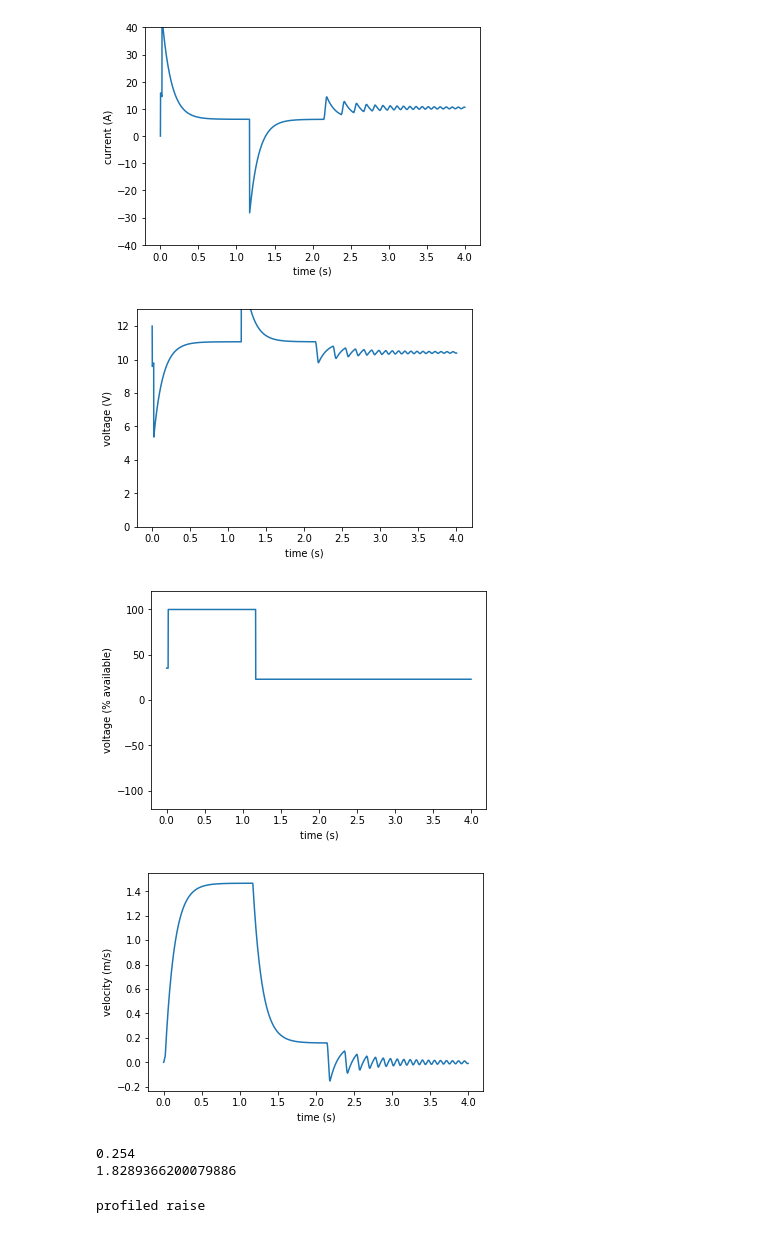
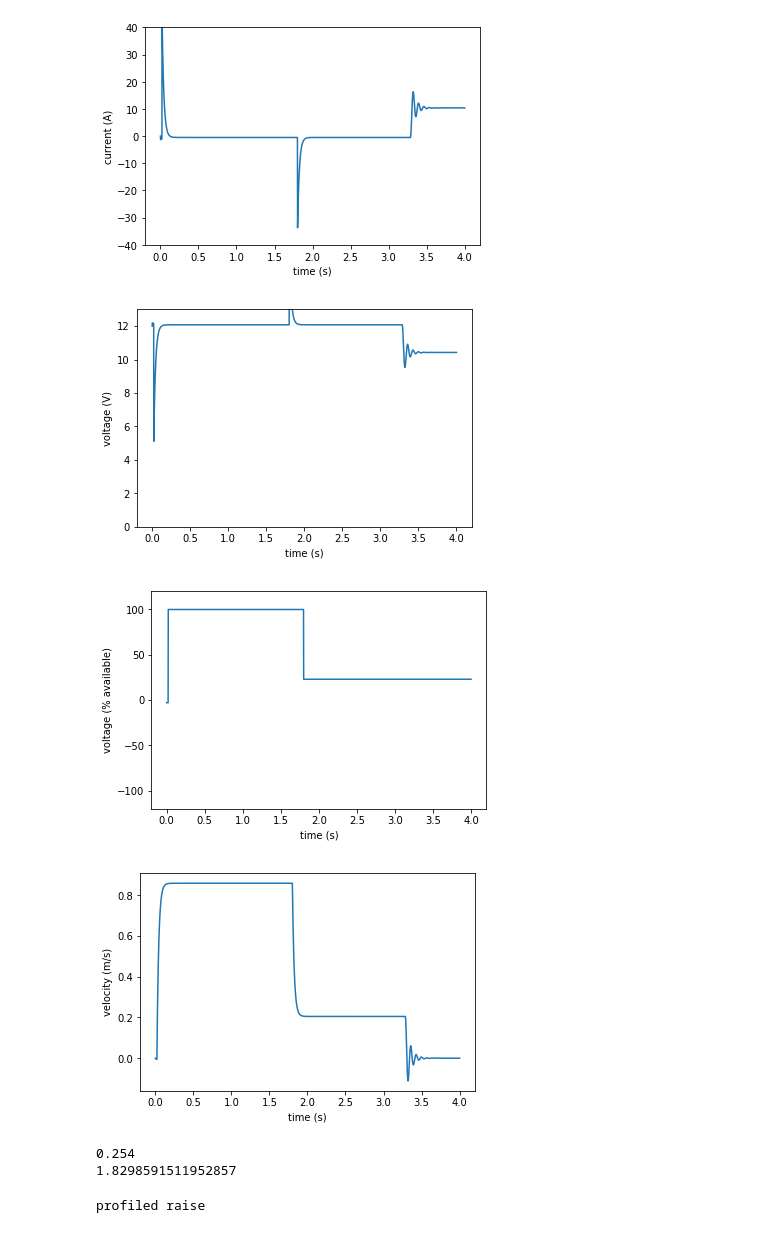
Before and after one commit to frc3223/robot2019, a Jupyter notebook: simulation/cascade_elevator.ipynb, the cells around one changed output. Drawn from its saved outputs; the diff is of its cells as text; code cells hidden in the pictures.

```diff
--- a/simulation/cascade_elevator.ipynb
+++ b/simulation/cascade_elevator.ipynb
@@ -111,10 +111,10 @@ class Elevator(frccnt.System):
         self.DT = dt
         self.radius = r = inch_to_meter(.5625)
         self.j = j = inertials.solid_cylinder(0.12, r) # moment of inertia of sprocket
-        self.m1=m1 = lbs_to_kg(9)
-        self.m2 = m2 = lbs_to_kg(11)
+        self.m1=m1 = lbs_to_kg(8)
+        self.m2 = m2 = lbs_to_kg(8)
         self.spring_force = lbs_to_N(25.0)
-        self.motor_system = ms = motors.MotorSystem(motor=motors.neo, motor_count=1, gearing_ratio=5)
+        self.motor_system = ms = motors.MotorSystem(motor=motors.neo, motor_count=1, gearing_ratio=10)
 
 
 
@@ -142,7 +142,7 @@ class Elevator(frccnt.System):
         self.model = control.ss(A, B, C, D)
 
 
-        #monkey_patch_sample(self.model)
+        monkey_patch_sample(self.model)
         self.model.sample(0.02)
 
         self.u_min = u_min = numpy.matrix([[-12.0]])
@@ -161,8 +161,8 @@ class Elevator(frccnt.System):
             q_vel = 1.0
             r_pos = 0.0001
             self.design_kalman_filter([q_pos, q_vel], [r_pos])
-            self.Ainv = numpy.linalg.inv(self.sysd.A)
-            #self.Ainv = numpy.eye(self.sysd.A.shape[0])
+            #self.Ainv = numpy.linalg.inv(self.sysd.A)
+            self.Ainv = numpy.eye(self.sysd.A.shape[0])
         finally:
             pass
 
@@ -356,9 +356,9 @@ naive
-[figure, old version]
+[figure, new version]
-[figure, old version]
+[figure, new version]
-[figure, old version]
+[figure, new version]
-[figure, old version]
+[figure, new version]
 0.254
-1.8289366200079886
+1.8298591511952857
 # %%
 print("profiled raise")
 sim = e.run_motion_profile_sim(0, 1.5)
```
Also changed, not shown: parts of 1 cell of this notebook, 2 other files.
